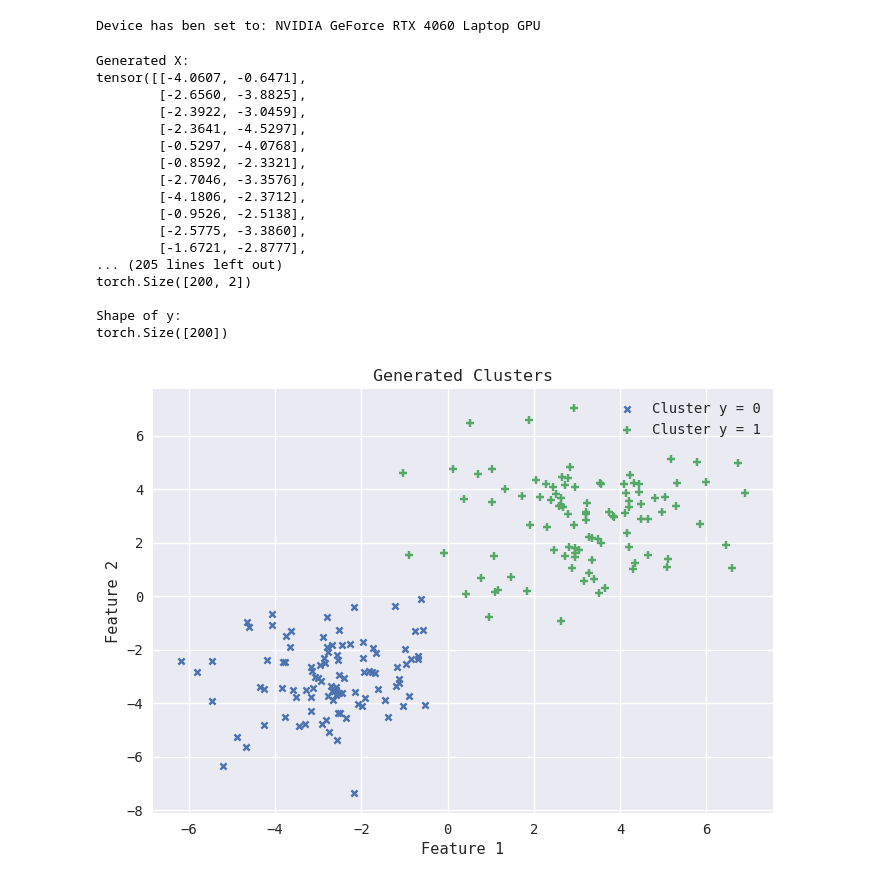
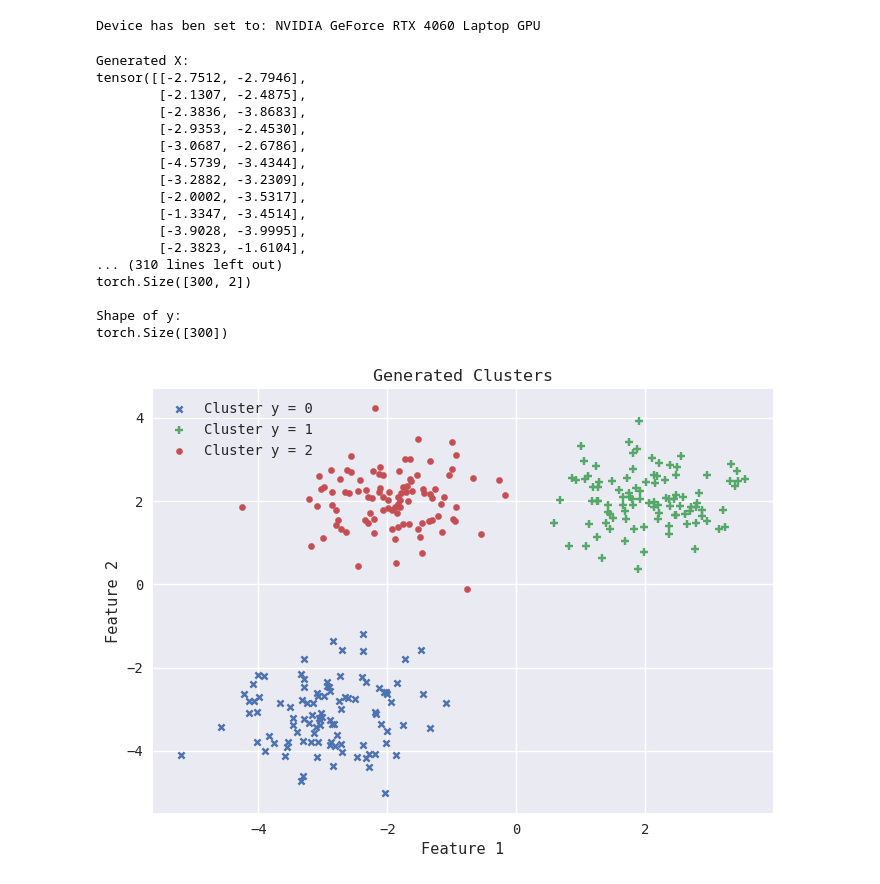
Before and after one commit to abhans/torchbygnd, a Jupyter notebook: test.ipynb, the cells around one changed output. Saved outputs shown, nothing was run; the diff lists cells and outputs as text; code cells hidden in the pictures.

```diff
--- a/test.ipynb
+++ b/test.ipynb
@@ -41,31 +39,34 @@ X, y = clusters(SIZE, std0 = 1.3, std1 = 1.6)
+# %%
+X, y = clusters(SIZE, means=[(-3, -3), (2, 2), (-2, 2)], stds=[0.8, 0.6, 0.7])
 # %%
 print("Generated X:", X, "\nGenerated y:", y, sep='\n')
 print("\nShape of X: ", X.shape, "\nShape of y: ", y.shape, sep='\n')
 # %% [output]
 Generated X:
-tensor([[-4.0607, -0.6471],
-        [-2.6560, -3.8825],
-        [-2.3922, -3.0459],
-        [-2.3641, -4.5297],
-        [-0.5297, -4.0768],
-        [-0.8592, -2.3321],
-        [-2.7046, -3.3576],
-        [-4.1806, -2.3712],
-        [-0.9526, -2.5138],
-        [-2.5775, -3.3860],
-        [-1.6721, -2.8777],
-... (205 lines left out)
-torch.Size([200, 2])
+tensor([[-2.7512, -2.7946],
+        [-2.1307, -2.4875],
+        [-2.3836, -3.8683],
+        [-2.9353, -2.4530],
+        [-3.0687, -2.6786],
+        [-4.5739, -3.4344],
+        [-3.2882, -3.2309],
+        [-2.0002, -3.5317],
+        [-1.3347, -3.4514],
+        [-3.9028, -3.9995],
+        [-2.3823, -1.6104],
+... (310 lines left out)
+torch.Size([300, 2])
 
 Shape of y:
-torch.Size([200])
+torch.Size([300])
 # %%
 plt.scatter(X[y == 0][:, 0], X[y == 0][:, 1], marker='x', label='Cluster y = 0', s=20)
 plt.scatter(X[y == 1][:, 0], X[y == 1][:, 1], marker='+', label='Cluster y = 1', s=40)
+plt.scatter(X[y == 2][:, 0], X[y == 2][:, 1], marker='o', label='Cluster y = 2', s=20)
 plt.legend()
 plt.xlabel('Feature 1')
 plt.ylabel('Feature 2')
 plt.title('Generated Clusters')
 plt.show()
 # %% [output]
-[figure, old version]
+[figure, new version]
```
Also changed, not shown: parts of 15 cells of this notebook, 3 other files.
